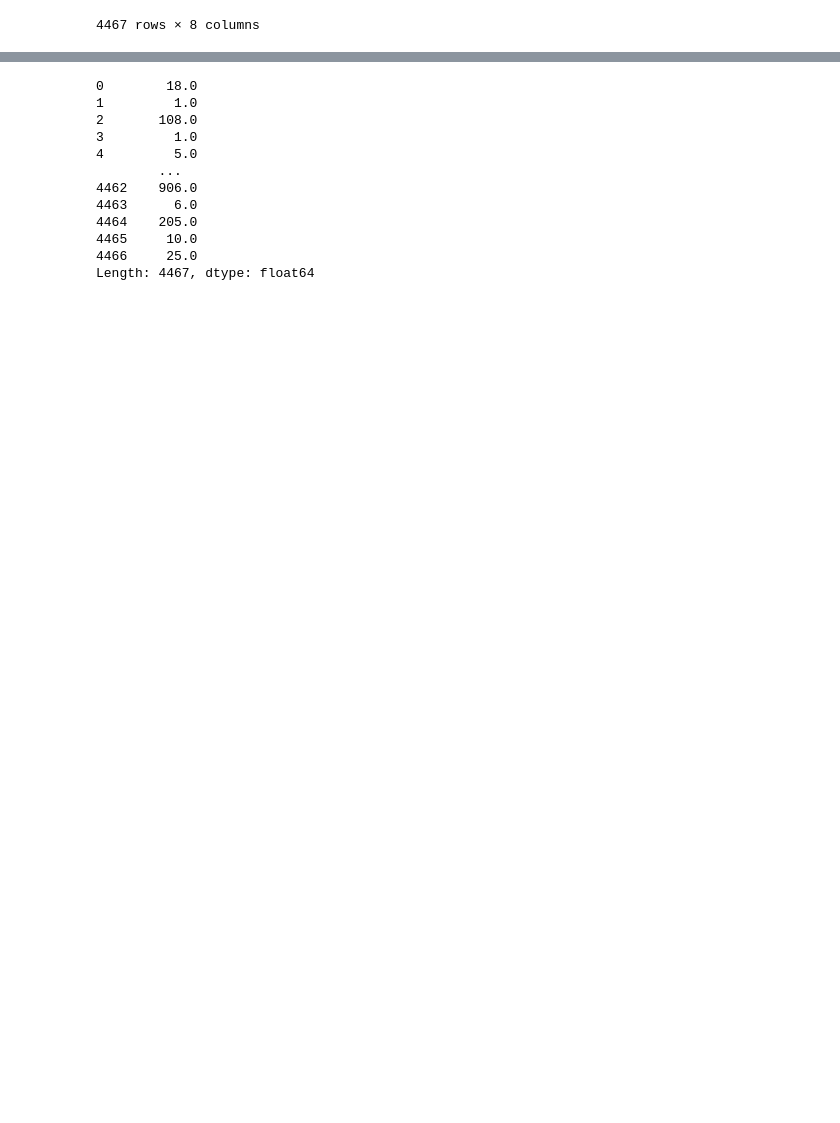
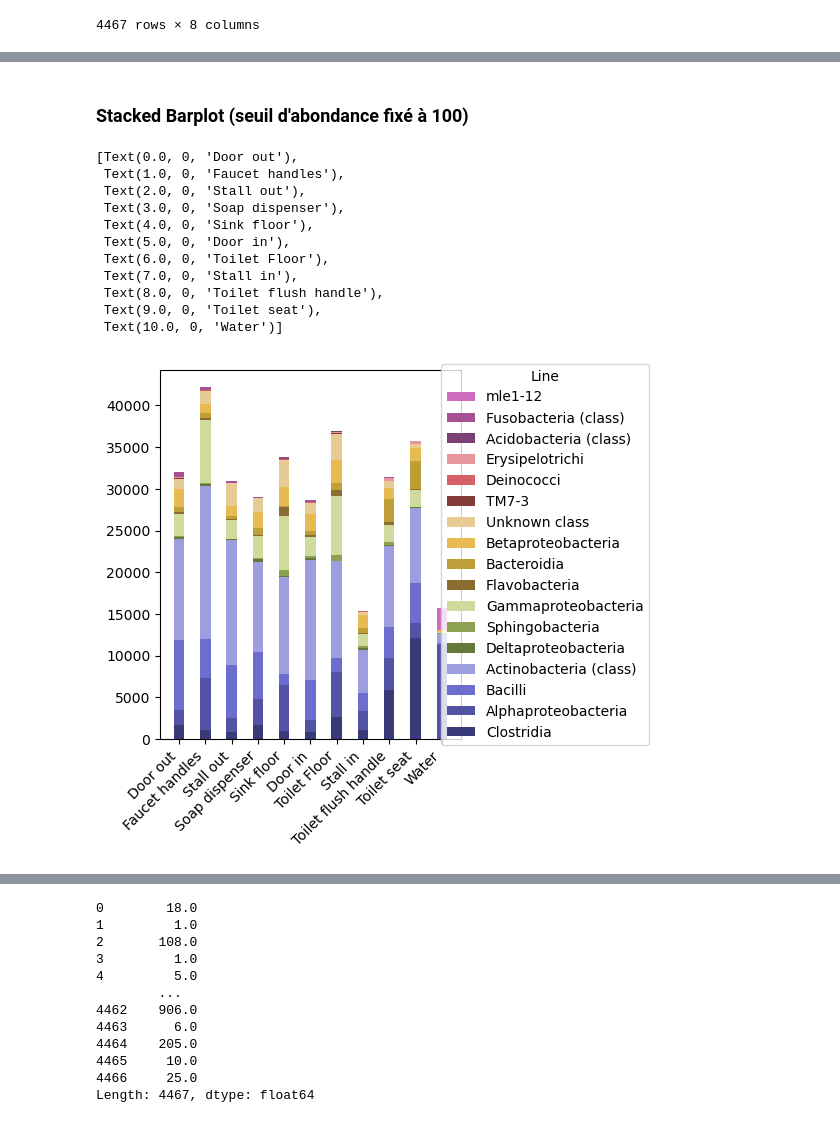
Before and after one commit to gennaBnh/ProjetVDB, a Jupyter notebook: VDB_poster.ipynb, the cells around one changed output, grey strips where cells are left out. Saved outputs shown, nothing was run; the diff lists cells and outputs as text; code cells hidden in the pictures; blank space fills up the shorter version.

```diff
--- a/VDB_poster.ipynb
+++ b/VDB_poster.ipynb
@@ -113,0 +227,2 @@ for col_name, col_full in dt_phylo.items():
+# %% [markdown]
+### Stacked Barplot (seuil d'abondance fixé à 100)
@@ -113,0 +242,33 @@ for col_name, col_full in dt_phylo.items():
+# %%
+bottom = np.array([0.0 for i in range(11)])
+cmap = matplotlib.cm.get_cmap('tab20b')
+cnt = 0
+
+# fig, ax = plt.subplots()
+fig, (ax, lax) = plt.subplots(ncols=2, gridspec_kw={"width_ratios":[3, 1.5]})
+
+for phyl in dict_phyl_high:
+    ax.bar(labels_surf, dict_phyl_high[phyl], width=0.4, bottom=bottom, label=phyl, color=cmap(cnt))
+    bottom += np.array(dict_phyl_high[phyl])
+    cnt += 1/len(dict_phyl_high)
+
+# ax.legend(list(dict_phyl_high.keys()))
+handles, labels = ax.get_legend_handles_labels()
+lax.legend(handles[::-1], labels[::-1], title='Line', loc=7)
+lax.axis("off")
+
+ax.set_xticks(labels_surf)
+ax.set_xticklabels(labels_surf, rotation=45, ha='right')
+# %% [output]
+[Text(0.0, 0, 'Door out'),
+ Text(1.0, 0, 'Faucet handles'),
+ Text(2.0, 0, 'Stall out'),
+ Text(3.0, 0, 'Soap dispenser'),
+ Text(4.0, 0, 'Sink floor'),
+ Text(5.0, 0, 'Door in'),
+ Text(6.0, 0, 'Toilet Floor'),
+ Text(7.0, 0, 'Stall in'),
+ Text(8.0, 0, 'Toilet flush handle'),
+ Text(9.0, 0, 'Toilet seat'),
+ Text(10.0, 0, 'Water')]
+[figure, added]
```
Also changed, not shown: parts of 49 cells of this notebook.
